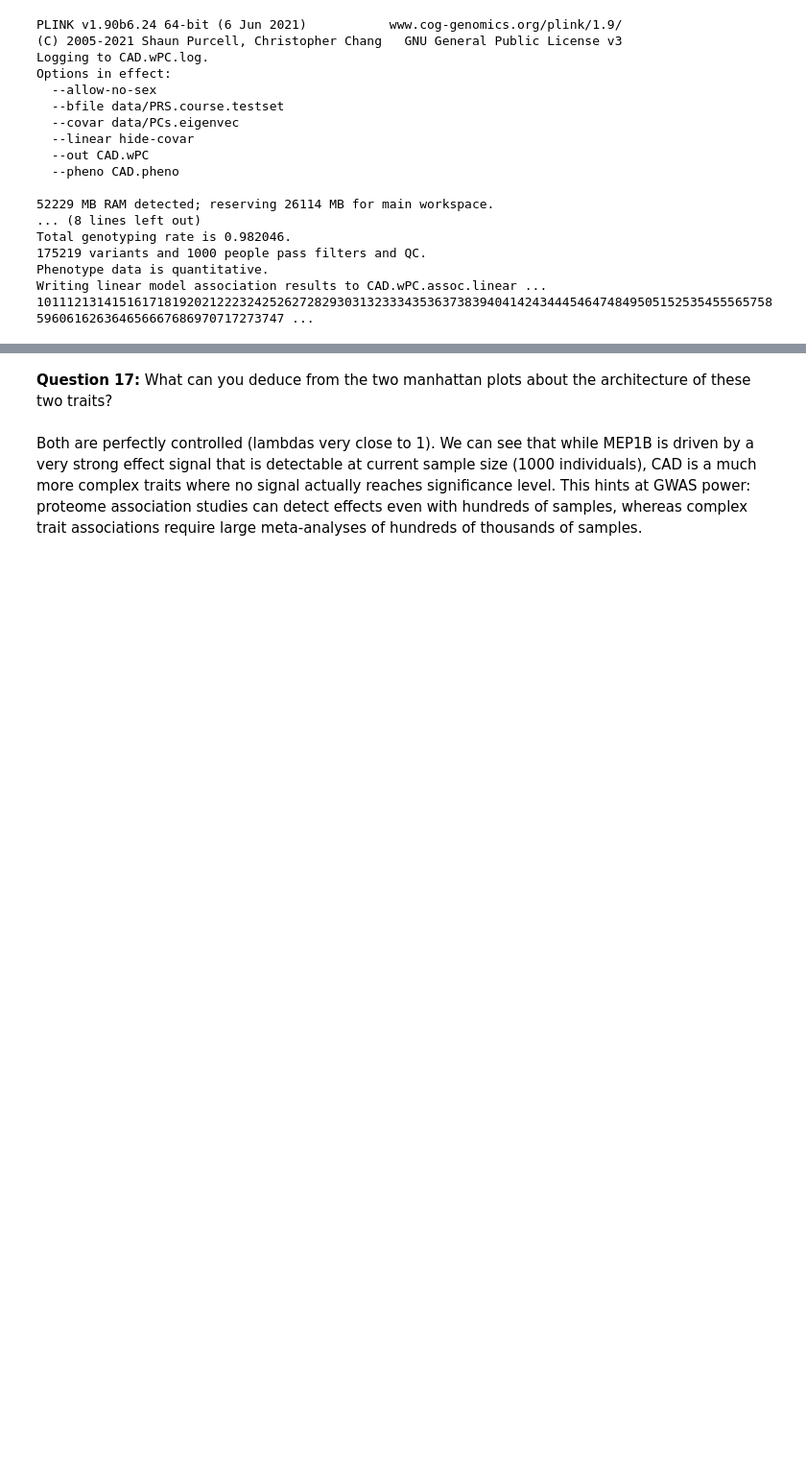
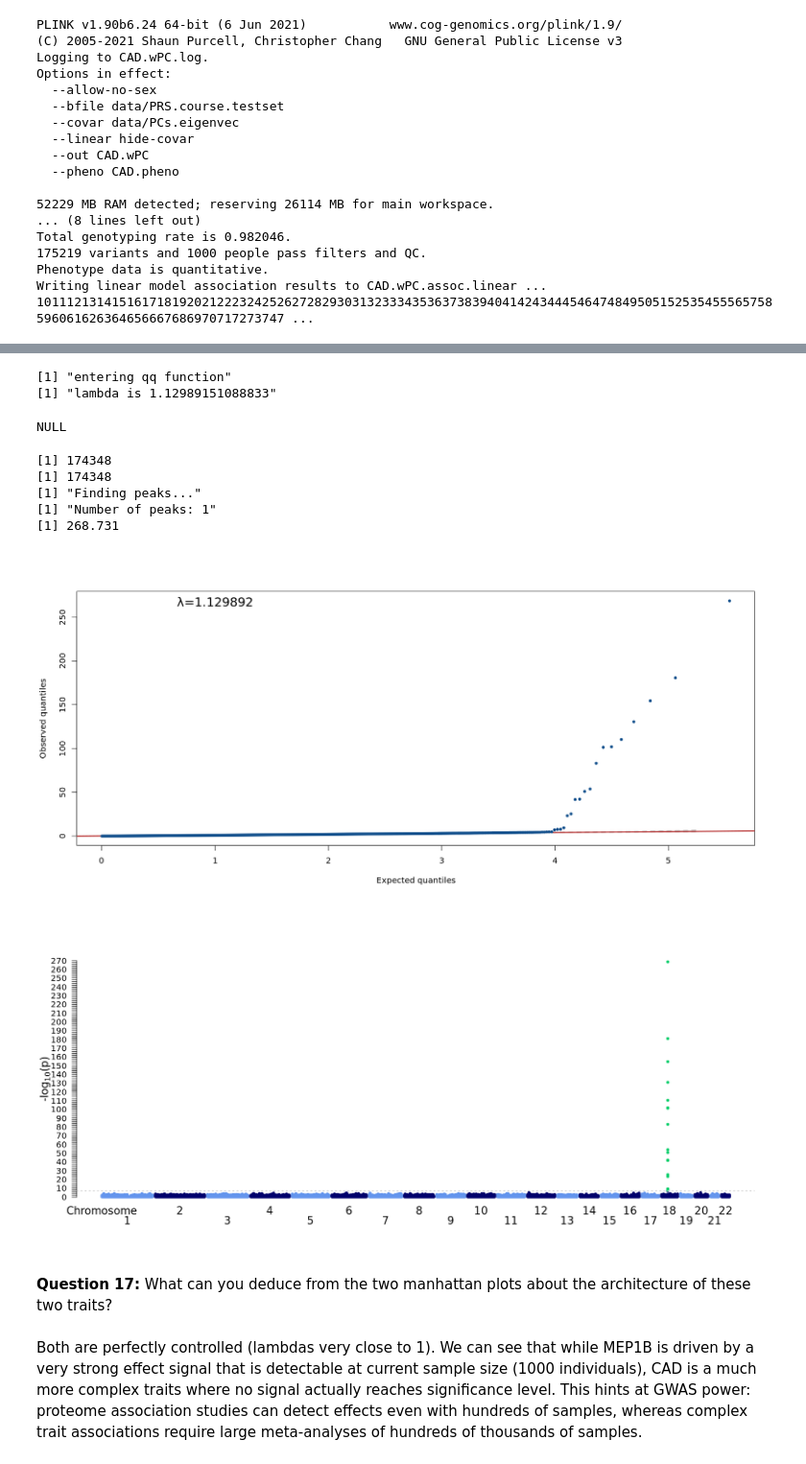
Before and after one commit to hmgu-itg/mybinder-TUM, a Jupyter notebook: Gagneur_PRS_Rversion.ipynb, the cells around one changed output, grey strips where cells are left out. Shown at 96% size. Drawn from its saved outputs; the diff is of its cells as text; code cells hidden in the pictures; blank space fills up the shorter version.

```diff
--- a/Gagneur_PRS_Rversion.ipynb
+++ b/Gagneur_PRS_Rversion.ipynb
@@ -467,10 +496,21 @@ fastmanh(cadpc)
 # %%
 meppc=fread("MEP1B.wPC.assoc.linear")
-meppc=cadpc[!is.na(meppc$P)]
+meppc=meppc=meppc[!is.na(meppc$P) & meppc$P>0]
 fastqq(meppc$P)
 meppc=meppc[,c("CHR", "BP", "P")]
 setnames(meppc, c("chr", "pos", "p"))
-fastmanh(meppc)
+forgetme=fastmanh(meppc, no_annot=T)
+# %% [output]
+[1] "entering qq function"
+[1] "lambda is 1.12989151088833"
+NULL
+[1] 174348
+[1] 174348
+[1] "Finding peaks..."
+[1] "Number of peaks: 1"
+[1] 268.731
+[figure, added]
+[figure, added]
 # %% [markdown]
 **Question 17:** What can you deduce from the two manhattan plots about the architecture of these two traits?
 # %% [markdown]
```
Also changed, not shown: parts of 4 cells of this notebook.
